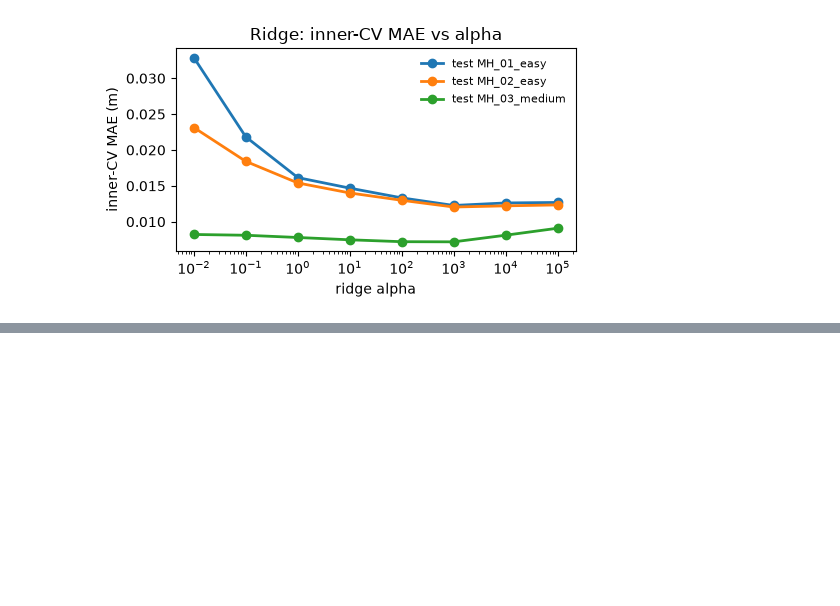
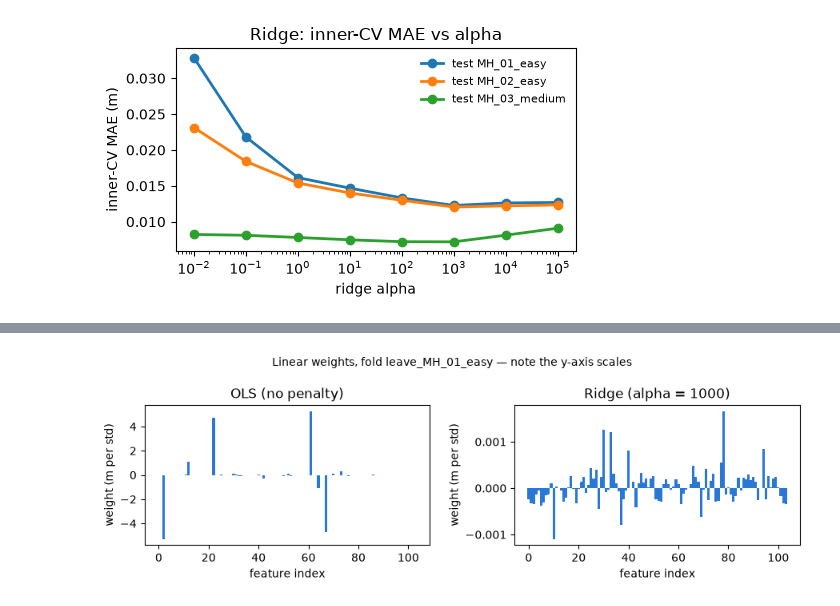
Before and after one commit to Dadi-Dinesh/Drift-Sense, a Jupyter notebook: notebooks/05_ml_models.ipynb, the cells around one changed output, grey strips where cells are left out. Cells and saved outputs as stored; diff of their text form; code cells hidden in the pictures; blank space fills up the shorter version.

```diff
--- a/notebooks/05_ml_models.ipynb
+++ b/notebooks/05_ml_models.ipynb
@@ -215,0 +228,10 @@ fig.tight_layout(); plt.show()
+# %%
+rows = []
+for fold in folds:
+    for name in ["linear", "ridge"]:
+        w = saved(fold.fold_id, name)[-1].coef_   # last pipeline step; features are standardised
+        rows.append({"test_seq": fold.test[0], "model": name,
+                     "max |w|": np.abs(w).max(), "median |w|": np.median(np.abs(w)),
+                     "sum of w": w.sum()})
+weights = pd.DataFrame(rows).set_index(["test_seq", "model"])
+weights.style.format("{:.4f}")
@@ -215,0 +247,12 @@ fig.tight_layout(); plt.show()
+# %%
+fold = folds[0]
+w_ols = saved(fold.fold_id, "linear")[-1].coef_
+w_ridge = saved(fold.fold_id, "ridge")[-1].coef_
+fig, axes = plt.subplots(1, 2, figsize=(9, 3))
+for ax, w, title in [(axes[0], w_ols, "OLS (no penalty)"), (axes[1], w_ridge, "Ridge (alpha = 1000)")]:
+    ax.bar(range(len(w)), w, width=1.0, color="#2a78d6")
+    ax.set_title(title); ax.set_xlabel("feature index"); ax.set_ylabel("weight (m per std)")
+fig.suptitle(f"Linear weights, fold {fold.fold_id} — note the y-axis scales", fontsize=10)
+fig.tight_layout(); plt.show()
+# %% [output]
+[figure, added]
```
Also changed, not shown: parts of 8 cells of this notebook, 1 other file.
